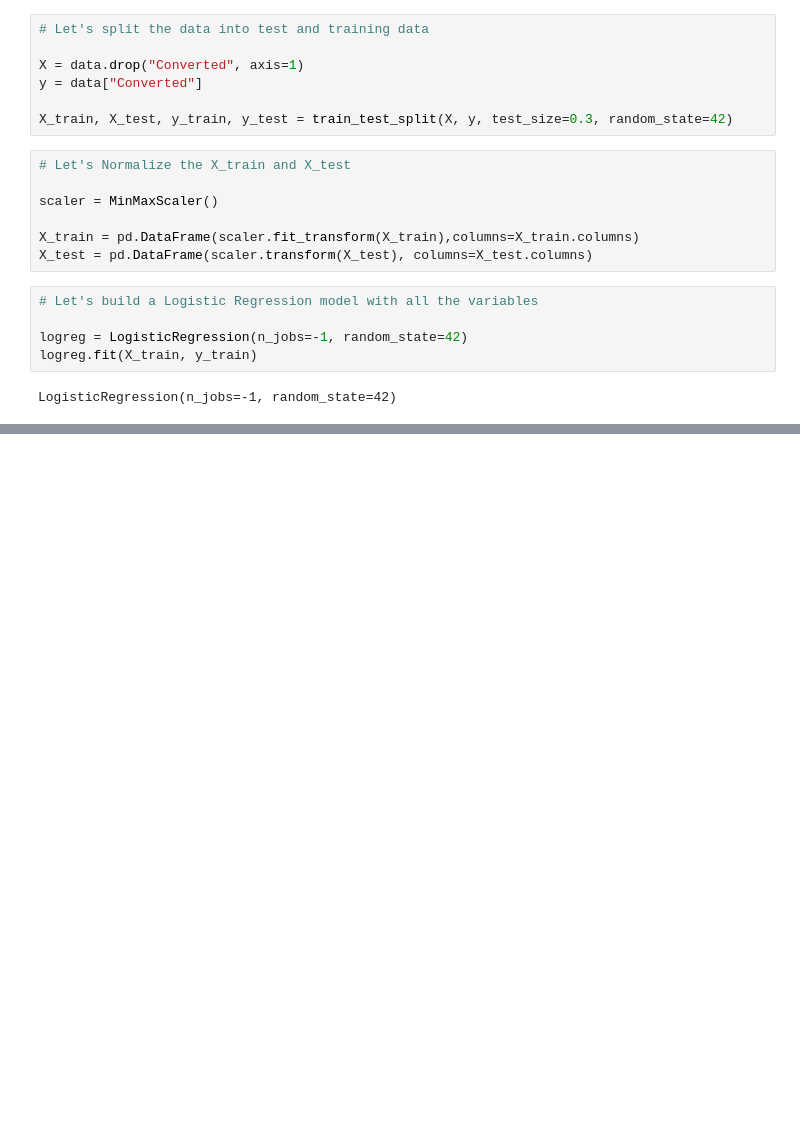
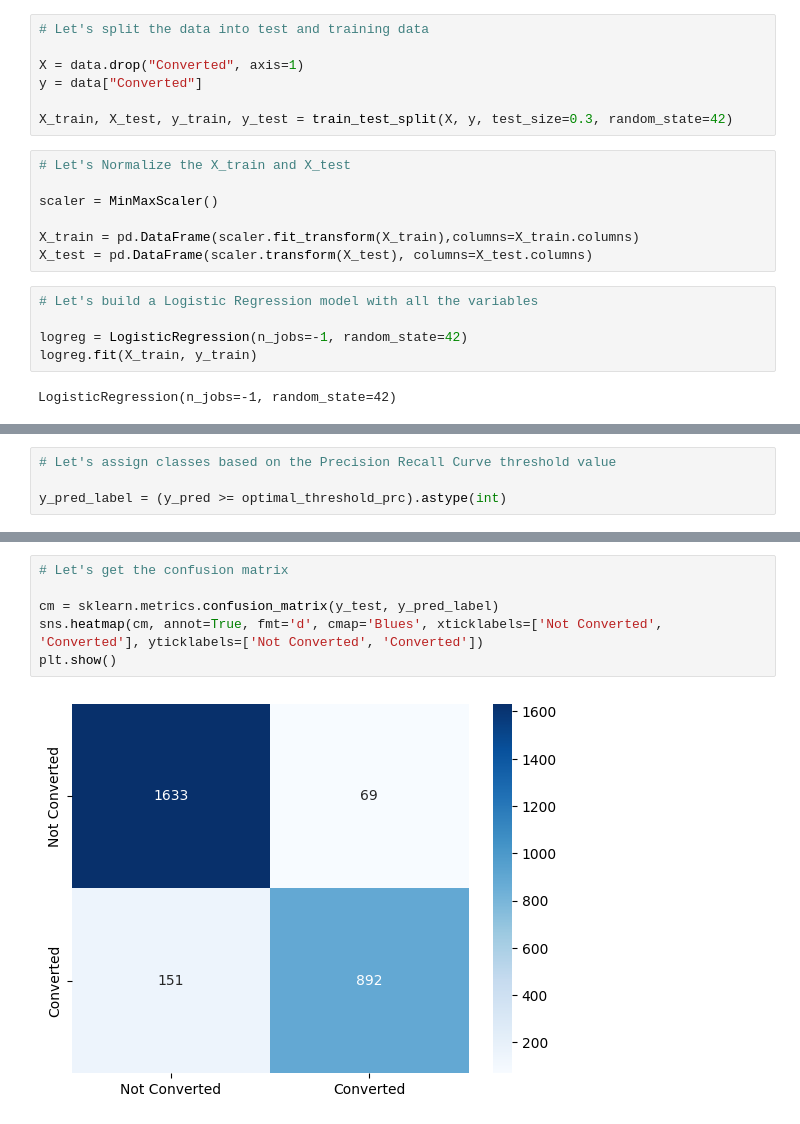
Before and after one commit to aravindpeddinti/Lead_Scoring_Case_Study, a Jupyter notebook: Assignment.ipynb, the cells around one changed output, grey strips where cells are left out. Cells and saved outputs as stored; diff of their text form; blank space fills up the shorter version.

```diff
--- a/Assignment.ipynb
+++ b/Assignment.ipynb
@@ -1296,0 +1144,4 @@ coefficients
+# %%
+# Let's assign classes based on the Precision Recall Curve threshold value
+
+y_pred_label = (y_pred >= optimal_threshold_prc).astype(int)
@@ -1296,0 +1162,8 @@ coefficients
+# %%
+# Let's get the confusion matrix
+
+cm = sklearn.metrics.confusion_matrix(y_test, y_pred_label)
+sns.heatmap(cm, annot=True, fmt='d', cmap='Blues', xticklabels=['Not Converted', 'Converted'], yticklabels=['Not Converted', 'Converted'])
+plt.show()
+# %% [output]
+[figure, added]
```
Also changed, not shown: parts of 75 cells of this notebook.
